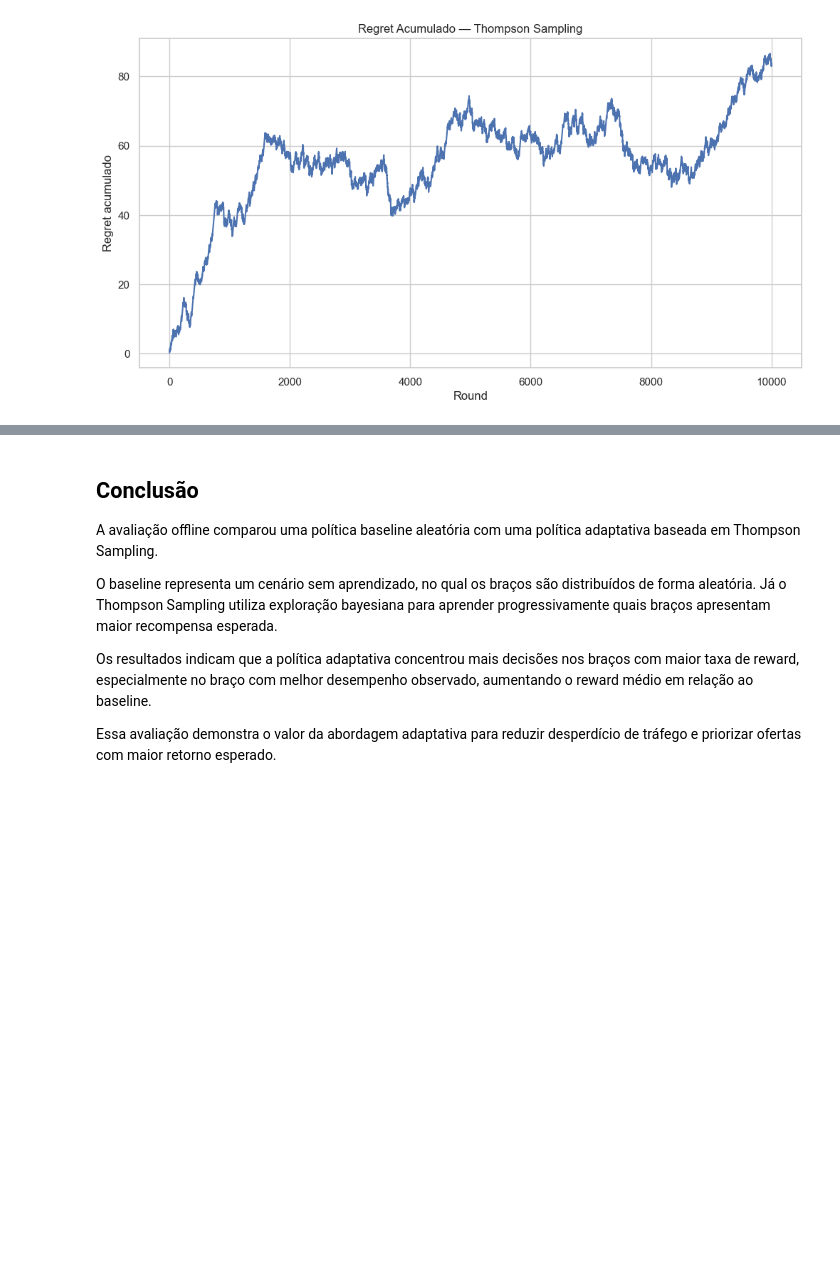
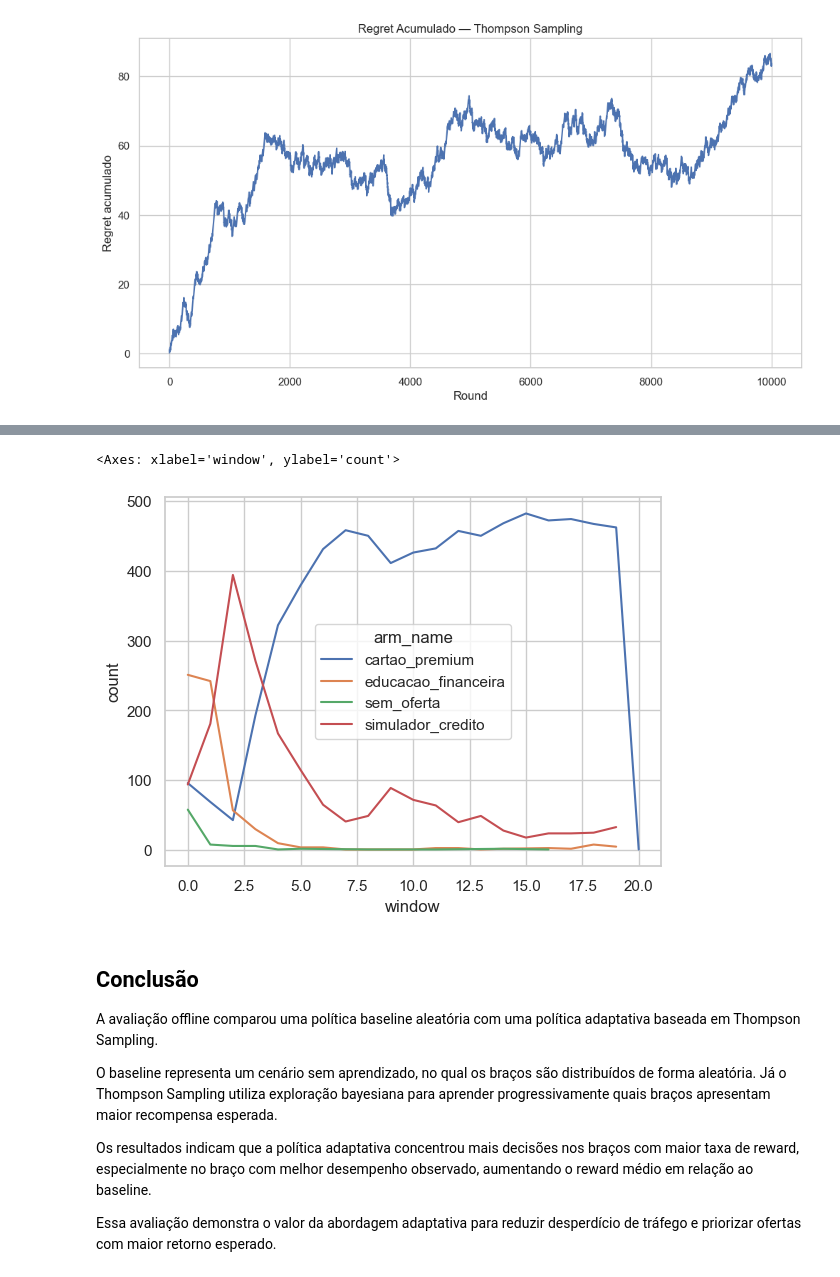
Before and after one commit to Gere-santos/datathon-7mlet-grupo-77, a Jupyter notebook: notebooks/05-offline-evaluation.ipynb, the cells around one changed output, grey strips where cells are left out. Saved outputs shown, nothing was run; the diff lists cells and outputs as text; code cells hidden in the pictures; blank space fills up the shorter version.

```diff
--- a/notebooks/05-offline-evaluation.ipynb
+++ b/notebooks/05-offline-evaluation.ipynb
@@ -229,3 +246,24 @@ plt.show()
+# %%
+ts_results["window"] = (
+    ts_results["round"] // 500
+)
+
+arm_evolution = (
+    ts_results
+    .groupby(["window", "arm_name"])
+    .size()
+    .reset_index(name="count")
+)
+# %%
+sns.lineplot(
+    data=arm_evolution,
+    x="window",
+    y="count",
+    hue="arm_name"
+)
+# %% [output]
+<Axes: xlabel='window', ylabel='count'>
+[figure, added]
 # %% [markdown]
 ## Conclusão
 
```
Also changed, not shown: parts of 2 cells of this notebook.
